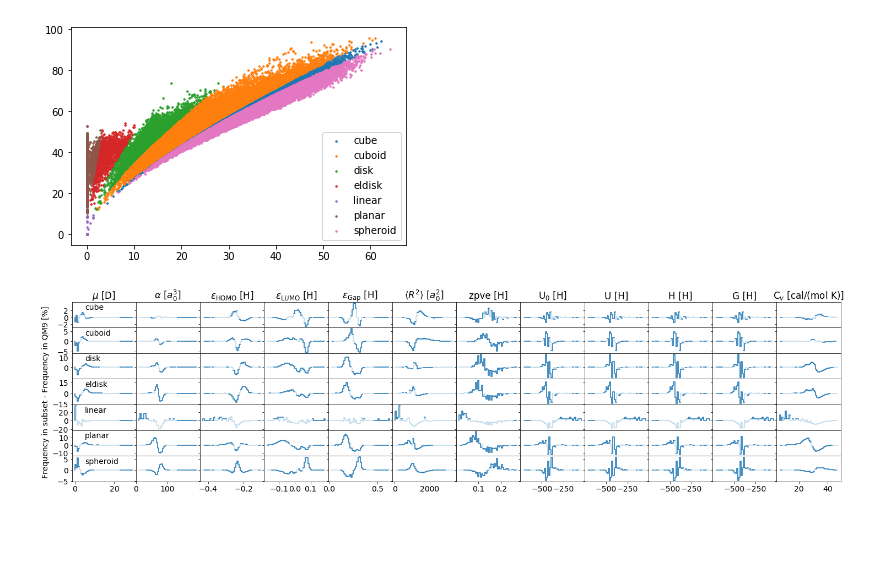
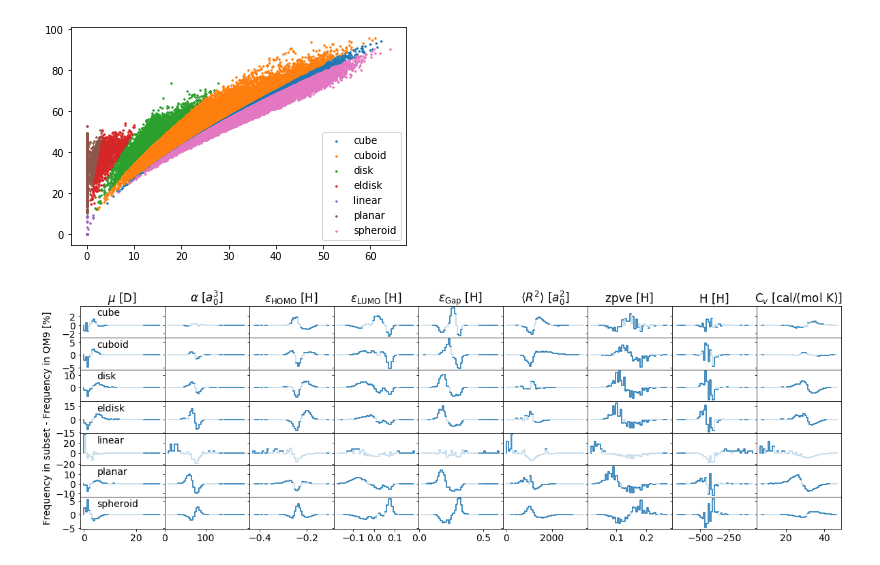
Before and after one commit to ferchault/planarity, a Jupyter notebook: notebooks/QM9vsProperties.ipynb, the cells around one changed output. Saved outputs shown, nothing was run; the diff lists cells and outputs as text; code cells hidden in the pictures; blank space fills up the shorter version.

Commit message:
Ordering figure

```diff
--- a/notebooks/QM9vsProperties.ipynb
+++ b/notebooks/QM9vsProperties.ipynb
@@ -82,40 +82,40 @@ def plot_into_count(ax, column, targetshape, nbins=50):
         visdelta, _ = stepify(delta, bins)
         ax.plot(baselineplotbins, visdelta, label=name, color='#1f77b4')
 # %%
-relevant_properties = 'dipole polarizability homo lumo gap extent zpve internalzero internalfinite enthalpy freeenergy heatcap'.split()
+relevant_properties = 'dipole polarizability homo lumo gap extent zpve enthalpy heatcap'.split()
 PROPLABELS={'dipole': r'$\mu$ [D]', 'polarizability': r'$\alpha$ [$a_0^3$]', 'homo': r'$\epsilon_\mathrm{HOMO}$ [H]', 'lumo': r'$\epsilon_\mathrm{LUMO}$ [H]', 'gap': r'$\epsilon_\mathrm{Gap}$ [H]', 'extent': r'$\langle R^2\rangle$ [$a_0^2$]',
            'zpve': 'zpve [H]', 'internalzero': r'U$_0$ [H]', 'internalfinite': r'U [H]', 'enthalpy': r'H [H]', 'freeenergy': r'G [H]', 'heatcap': r'C$_v$ [cal/(mol K)]'}
 relevant_shapes = 'cube cuboid disk eldisk linear planar spheroid'.split()
-f, axs = plt.subplots(len(relevant_shapes), len(relevant_properties), figsize=(25, 6), sharex='col', sharey='row')
+f, axs = plt.subplots(len(relevant_shapes), len(relevant_properties), figsize=(20, 6), sharex='col', sharey='row')
 for shapeid, shape in enumerate(relevant_shapes):
     axs[shapeid, 0].annotate(s=shape, xy=(0.2, 0.7), xycoords='axes fraction', horizontalalignment='left')
 
     for propertyid, propertyvalue in enumerate(relevant_properties):
         if shape == 'spheroid':
             try:
                 axs[0, propertyid].set_title(PROPLABELS[propertyvalue])
             except:
                 print (PROPLABELS[propertyvalue])
                 raise
         plot_into_count(axs[shapeid, propertyid], propertyvalue, shape)
 
 axs[3, 0].set_ylabel('Frequency in subset - Frequency in QM9 [%]')
 axs[relevant_shapes.index('cube'), 0].set_yticks([ -2, 0, 2, ])
 axs[relevant_shapes.index('cuboid'), 0].set_yticks([ -5, 0, 5, ])
 axs[relevant_shapes.index('disk'), 0].set_yticks([  0, 10, ])
 axs[relevant_shapes.index('eldisk'), 0].set_yticks([ -15, 0, 15, ])
 axs[relevant_shapes.index('linear'), 0].set_yticks([ -20, 0, 20, ])
 axs[relevant_shapes.index('planar'), 0].set_yticks([ -10, 0, 10, ])
 axs[relevant_shapes.index('spheroid'), 0].set_yticks([ -5, 0, 5, ])
 
 axs[relevant_shapes.index('spheroid'), relevant_properties.index('polarizability')].set_xticks([ 0, 100 ])
 axs[relevant_shapes.index('spheroid'), relevant_properties.index('lumo')].set_xticks([ -0.1, 0, 0.1 ])
-for col in 'internalzero internalfinite enthalpy freeenergy'.split():
+for col in 'enthalpy'.split():
     axs[relevant_shapes.index('spheroid'), relevant_properties.index(col)].set_xticks([ -500, -250 ])
 plt.subplots_adjust(wspace=0.0, hspace=0.0)
-plt.savefig('propertygrid.pdf', bbox_inches='tight')
+plt.savefig('propertygridreduced.pdf', bbox_inches='tight')
 # %% [output]
-[figure, old version]
+[figure, new version]
 # %%
 # bias search, also in combined probabilities
 # faster than any energy evaluation
```
Also changed, not shown: parts of 1 cell of this notebook, 2 other files.
